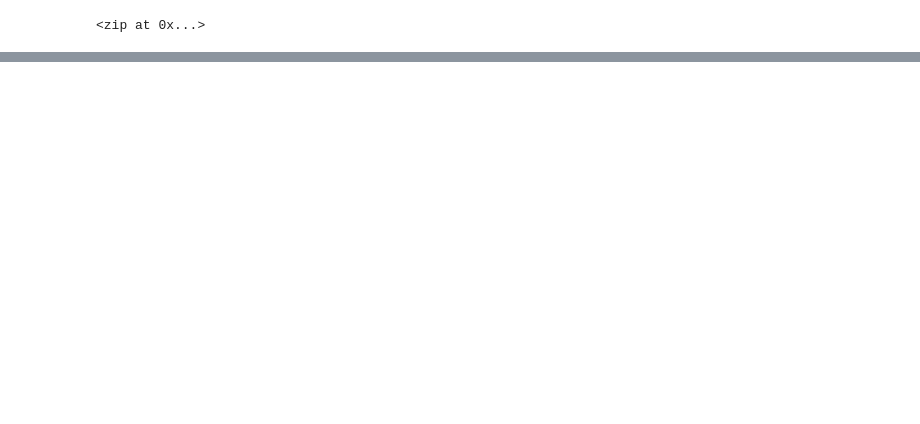
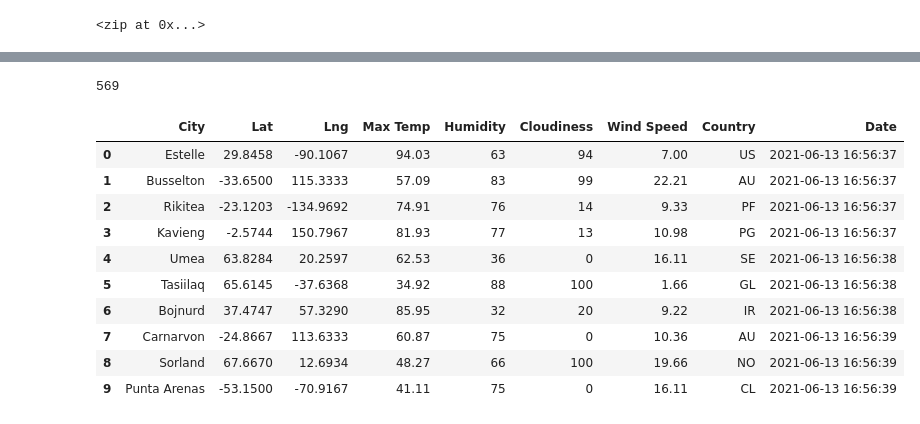
Before and after one commit to sqrtofpi/World_Weather_Analysis, a Jupyter notebook: WeatherPy.ipynb, the cells around one changed output, grey strips where cells are left out. Drawn from its saved outputs; the diff is of its cells as text; code cells hidden in the pictures; blank space fills up the shorter version.

Commit message:
Updated .gitignore, Add cities.csv, Updated WeatherPy.ipynb

```diff
--- a/WeatherPy.ipynb
+++ b/WeatherPy.ipynb
@@ -31,0 +38,3 @@ len(cities)
+# %%
+# Starting URL for Weather Map API Call.
+url = "http://api.openweathermap.org/data/2.5/weather?units=Imperial&APPID=" + weather_api_key
@@ -31,0 +44,10 @@ len(cities)
+# %%
+# Create an empty list to hold the weather data.
+city_data = []
+# Print the beginning of the logging.
+print("Beginning Data Retrieval     ")
+print("-----------------------------")
+
+# Create counters.
+record_count = 1
+set_count = 1
@@ -31,0 +125,20 @@ len(cities)
+# %%
+len(city_data)
+# %% [output]
+569
+# %%
+# Convert the array of dictionaries to a Pandas DataFrame.
+city_data_df = pd.DataFrame(city_data)
+city_data_df.head(10)
+# %% [output]
+|  | City | Lat | Lng | Max Temp | Humidity | Cloudiness | Wind Speed | Country | Date |
+| 0 | Estelle | 29.8458 | -90.1067 | 94.03 | 63 | 94 | 7.00 | US | 2021-06-13 16:56:37 |
+| 1 | Busselton | -33.6500 | 115.3333 | 57.09 | 83 | 99 | 22.21 | AU | 2021-06-13 16:56:37 |
+| 2 | Rikitea | -23.1203 | -134.9692 | 74.91 | 76 | 14 | 9.33 | PF | 2021-06-13 16:56:37 |
+| 3 | Kavieng | -2.5744 | 150.7967 | 81.93 | 77 | 13 | 10.98 | PG | 2021-06-13 16:56:37 |
+| 4 | Umea | 63.8284 | 20.2597 | 62.53 | 36 | 0 | 16.11 | SE | 2021-06-13 16:56:38 |
+| 5 | Tasiilaq | 65.6145 | -37.6368 | 34.92 | 88 | 100 | 1.66 | GL | 2021-06-13 16:56:38 |
+| 6 | Bojnurd | 37.4747 | 57.3290 | 85.95 | 32 | 20 | 9.22 | IR | 2021-06-13 16:56:38 |
+| 7 | Carnarvon | -24.8667 | 113.6333 | 60.87 | 75 | 0 | 10.36 | AU | 2021-06-13 16:56:39 |
+| 8 | Sorland | 67.6670 | 12.6934 | 48.27 | 66 | 100 | 19.66 | NO | 2021-06-13 16:56:39 |
+| 9 | Punta Arenas | -53.1500 | -70.9167 | 41.11 | 75 | 0 | 16.11 | CL | 2021-06-13 16:56:39 |
```
Also changed, not shown: parts of 7 cells of this notebook, 2 other files.
